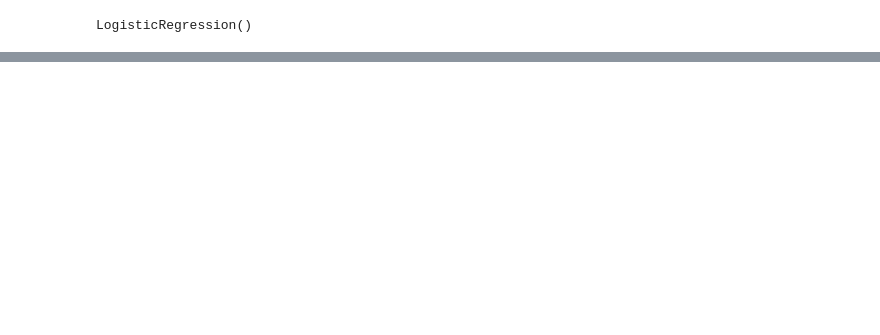
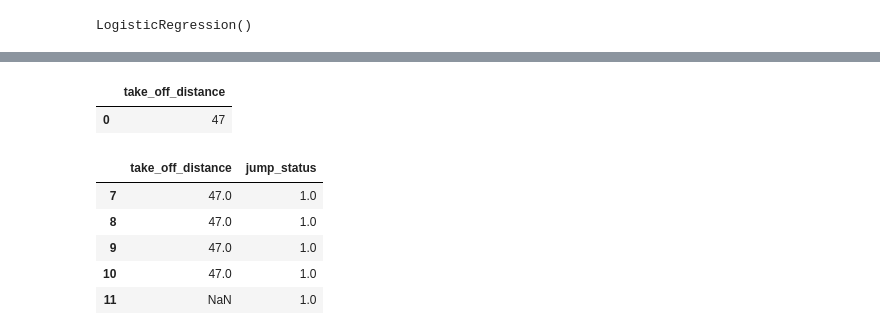
Before and after one commit to RohitMugalya/Chrome-Dino-AI, a Jupyter notebook: notebooks/eda.ipynb, the cells around one changed output, grey strips where cells are left out. Cells and saved outputs as stored; diff of their text form; code cells hidden in the pictures; blank space fills up the shorter version.

```diff
--- a/notebooks/eda.ipynb
+++ b/notebooks/eda.ipynb
@@ -66,0 +58,16 @@ plt.scatter(observations[take_off_distance], observations[jump_status])
+# %%
+x_test = pd.DataFrame({take_off_distance: [47]})
+x_test
+# %% [output]
+|  | take_off_distance |
+| 0 | 47 |
+# %%
+observations.loc[len(observations)] = {'a': 47, jump_status: 1}
+observations.tail()
+# %% [output]
+|  | take_off_distance | jump_status |
+| 7 | 47.0 | 1.0 |
+| 8 | 47.0 | 1.0 |
+| 9 | 47.0 | 1.0 |
+| 10 | 47.0 | 1.0 |
+| 11 | NaN | 1.0 |
```
Also changed, not shown: parts of 4 cells of this notebook, 2 other files.
